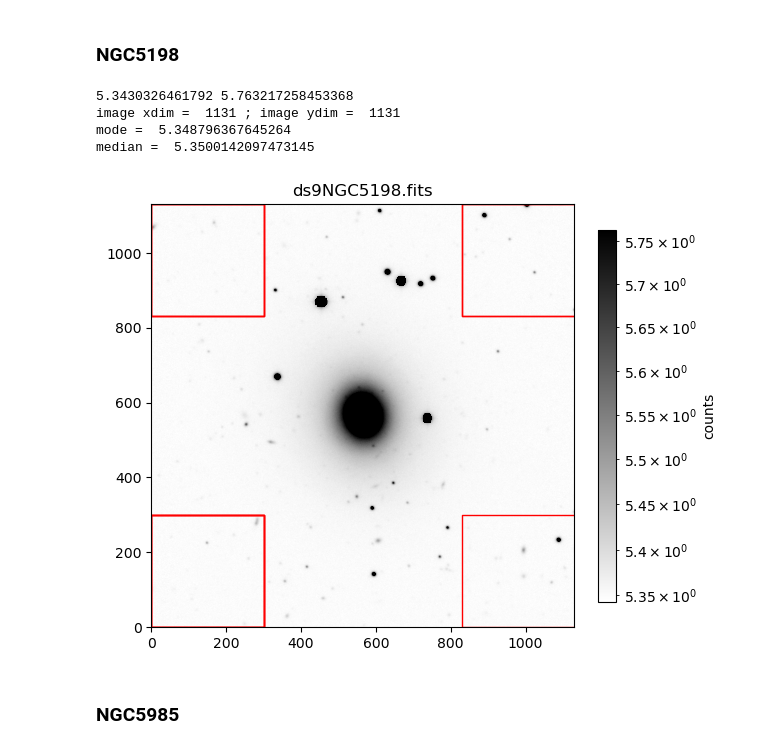
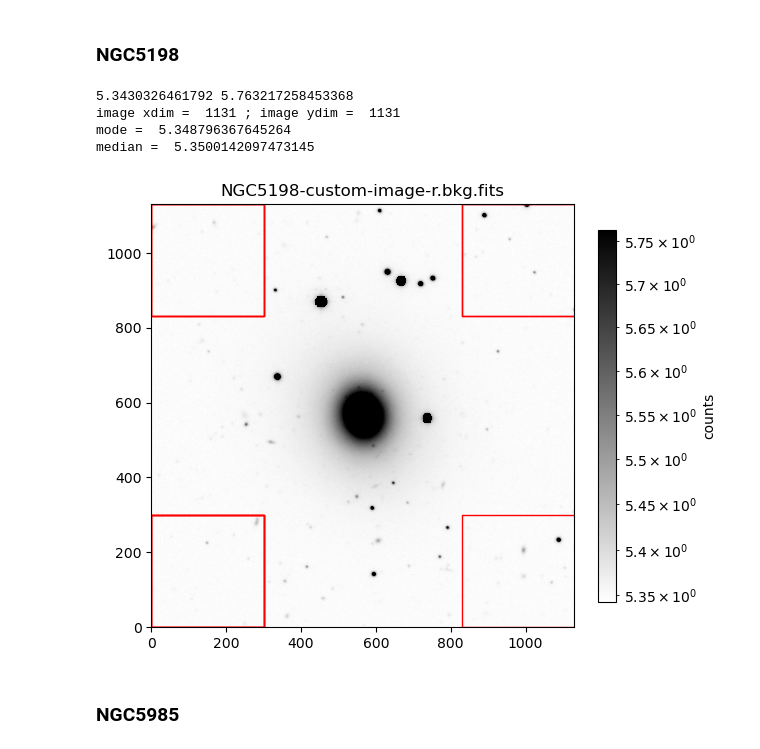
Before and after one commit to EvanBarkus/Surface_Photometry, a Jupyter notebook: surface_photometry_student.ipynb, the cells around one changed output. Drawn from its saved outputs; the diff is of its cells as text; code cells hidden in the pictures.

```diff
--- a/surface_photometry_student.ipynb
+++ b/surface_photometry_student.ipynb
@@ -198,7 +198,7 @@ def bkgregplot(data,header,imname, bkgdim, fig, ax):
 ### NGC3982
 # %%
 galname = 'NGC3982'
-imname[galname] = 'ds9NGC3982.fits'
+imname[galname] = 'NGC3982-custom-image-r.bkg.fits'
 fig,ax = plt.subplots(figsize=(6,6))
 
 
@@ -220,24 +220,24 @@ median =  10.200139999389648
 # %%
 #*******************
 #write your code here
 galname = 'NGC5198'
-imname[galname] = 'ds9NGC5198.fits'
+imname[galname] = 'NGC5198-custom-image-r.bkg.fits'
 fig,ax = plt.subplots(figsize=(6,6))
 
 
 data[galname],header[galname] = fits.getdata(imname[galname], header=True)
 
 #the size of the background squares
 bkgdim[galname]= 300
 
 bkgmode[galname],bkgmed[galname] = bkgregplot(
     data[galname], header[galname], imname[galname], bkgdim[galname], fig, ax)
 # %% [output]
 5.3430326461792 5.763217258453368
 image xdim =  1131 ; image ydim =  1131
 mode =  5.348796367645264
 median =  5.3500142097473145
-[figure, old version]
+[figure, new version]
 # %% [markdown]
 ### NGC5985
 # %%
```
Also changed, not shown: parts of 26 cells of this notebook.
